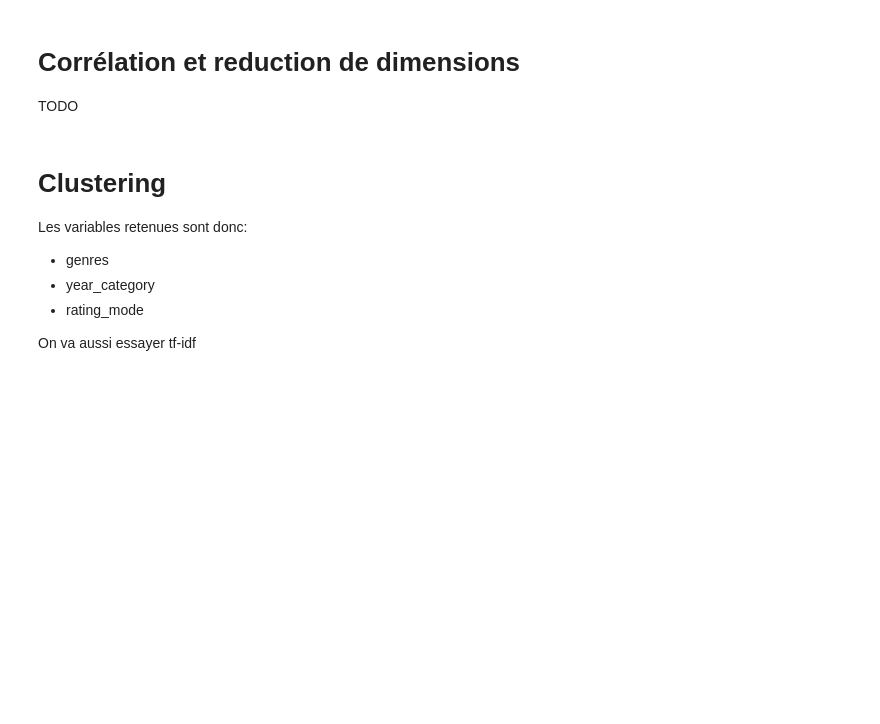
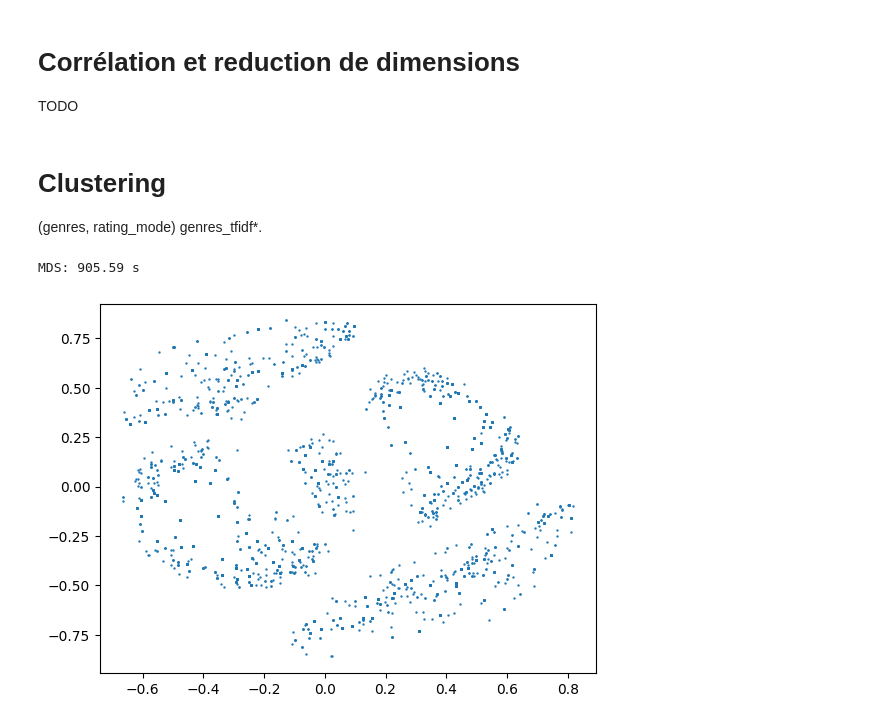
Before and after one commit to jfgagnon00/MovieLens, a Jupyter notebook: A58.ipynb, the cells around one changed output. Cells and saved outputs as stored; diff of their text form; code cells hidden in the pictures; blank space fills up the shorter version.

```diff
--- a/A58.ipynb
+++ b/A58.ipynb
@@ -119,0 +134,21 @@ genres_tfidf_df = movies_df[tfidf_cols]
+# %%
+#
+# Verification des modalites (rating_mode est egalement inclu pour valider
+# s'il correspond bien a sa description)
+#
+def get_mods(values, name=""):
+    if isinstance(values, pd.Series):
+        series = pd.Series(values.unique())
+        series.name = values.name
+    else:
+        series = pd.Series(values)
+        series.name = name
+
+    return series.to_frame()
+
+genres_ohe_df = movies_df.genres.str.get_dummies(sep=configs.dataset.genre_splitter)
+html_ = jup.horizontify(get_mods(movies_df.year_category),
+                        get_mods(movies_df.rating_mode),
+                        get_mods(genres_ohe_df.columns, name="genres"))
+print("Modalités")
+jup.display_html(html_)
@@ -175,10 +278,4 @@ TODO
 # %% [markdown]
 # Clustering
 
-Les variables retenues sont donc:
-
-* genres
-* year_category
-* rating_mode
-
-On va aussi essayer tf-idf
+(genres, rating_mode)  genres_tfidf*.
@@ -339,0 +444,25 @@ clstr.show_clusters(acm_.row_coord_[:, [0, 1]],
+# %%
+from sklearn.metrics import pairwise_distances
+from sklearn.manifold import MDS
+
+frac = 0.7
+
+mds_data_df = genres_ohe_df.sample(frac=frac)
+# mds_data_df = genres_tfidf_df.sample(frac=frac)
+
+distances = pairwise_distances(mds_data_df, metric="cosine", n_jobs=-1)
+# %%
+mds_ = MDS(n_components=2,
+           dissimilarity="precomputed",
+           normalized_stress=False,
+           n_jobs=-1)
+
+with hlp.Profile() as mds_profile:
+    coords = mds_.fit_transform(distances)
+
+print("MDS:", mds_profile.round_duration(2), "s")
+plt.scatter(coords[:, 0], coords[:, 1], s=0.5)
+plt.show()
+# %% [output]
+MDS: 905.59 s
+[figure, added]
```
Also changed, not shown: parts of 32 cells of this notebook, 1 other file.
